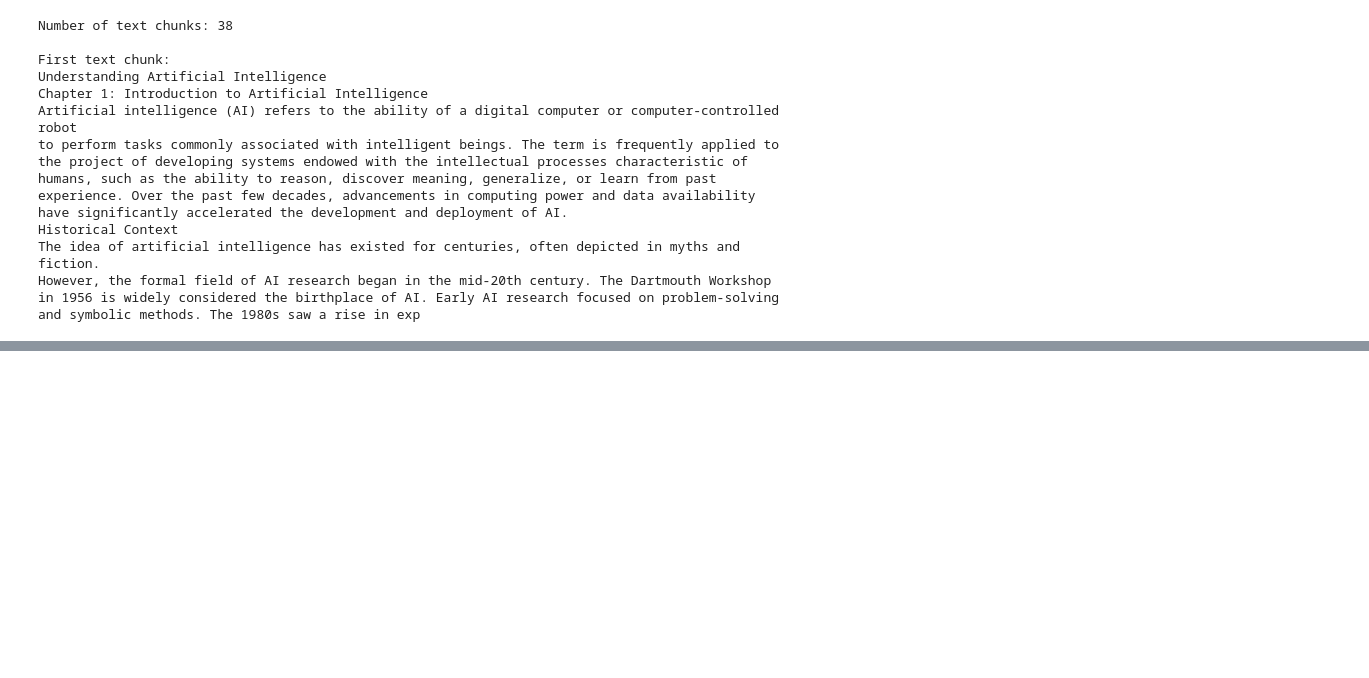
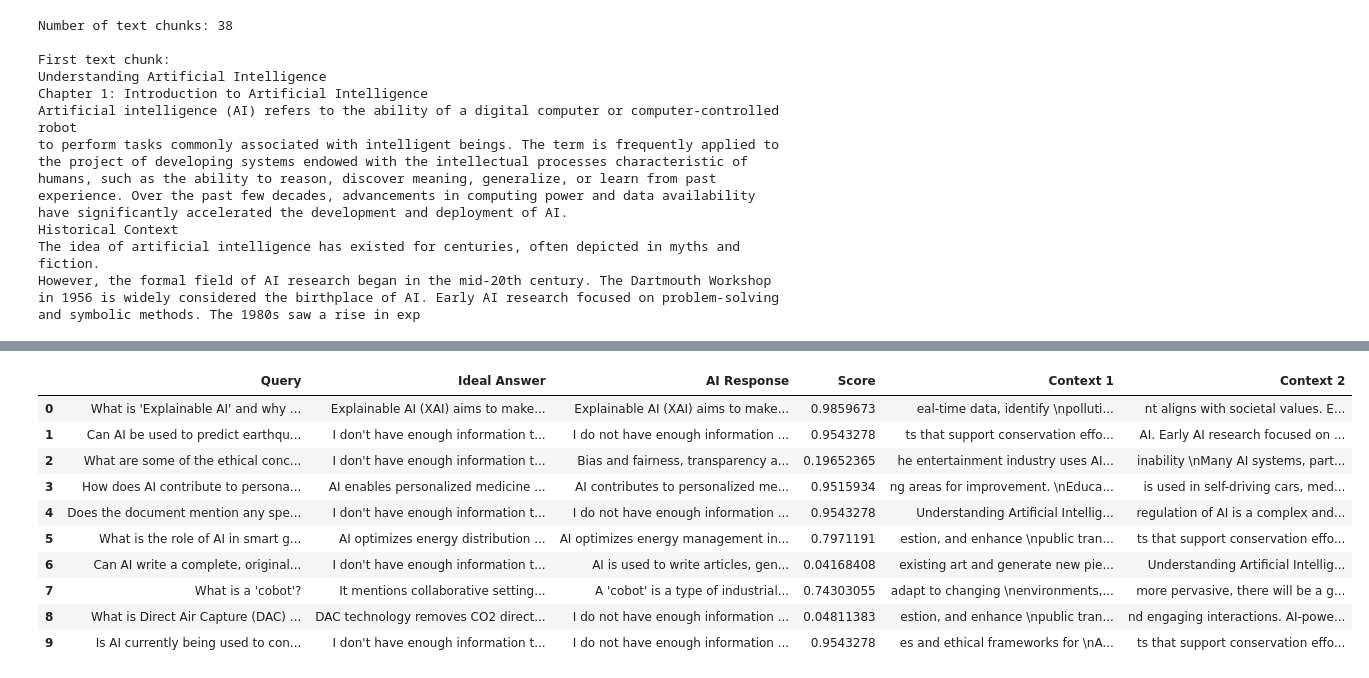
Before and after one commit to Patotricks15/rag_from_scratch, a Jupyter notebook: simple_rag.ipynb, the cells around one changed output, grey strips where cells are left out. Saved outputs shown, nothing was run; the diff lists cells and outputs as text; code cells hidden in the pictures; blank space fills up the shorter version.

Commit message:
Semantic chunking and evaluating rag

```diff
--- a/simple_rag.ipynb
+++ b/simple_rag.ipynb
@@ -67,22 +72,19 @@ client = OpenAI(
 # %%
-def create_embeddings(text, model = "text-embedding-3-small"):
-    response = client.embeddings.create(
-        model=model,
-        input=text
-    )
+def create_embeddings(text):
+    response = embedder.encode(text)
+    return response
 
-    return response
 response = create_embeddings(text_chunks)
 # %%
 def cosine_similarity(vec1, vec2):
     return np.dot(vec1, vec2) / (np.linalg.norm(vec1) * np.linalg.norm(vec2))
 # %%
 def semantic_search(query, text_chunks, embeddings, k=5):
-    query_embedding = create_embeddings(query).data[0].embedding
+    query_embedding = create_embeddings(query)
     similarity_scores = []
 
     for i, chunk_embedding in enumerate(embeddings):
-        similarity_score = cosine_similarity(np.array(query_embedding), np.array(chunk_embedding.embedding))
+        similarity_score = cosine_similarity(np.array(query_embedding), np.array(chunk_embedding))
         similarity_scores.append((i, similarity_score))
 
     similarity_scores.sort(key=lambda x: x[1], reverse=True)
@@ -93,7 +95,7 @@ with open('val.json') as f:
     data = json.load(f)
 query = data[0]['question']
 
-top_chunks = semantic_search(query, text_chunks, response.data, k=2)
+top_chunks = semantic_search(query, text_chunks, response, k=2)
 
 print("Query:", query)
 
@@ -151,0 +154,10 @@ The AI assistant's response is very close to the true response, capturing the es
+# %%
+import json
+import asyncio
+import numpy as np
+import pandas as pd
+from sentence_transformers import SentenceTransformer, SimilarityFunction
+
+# Initialize the SentenceTransformer model and set the similarity function
+model = SentenceTransformer("all-MiniLM-L6-v2")
+model.similarity_fn_name = SimilarityFunction.DOT
@@ -151,0 +224,16 @@ The AI assistant's response is very close to the true response, capturing the es
+# %%
+# Run the asynchronous function and store the DataFrame in df
+df = asyncio.run(process_validation_data(k=2))
+df
+# %% [output]
+|  | Query | Ideal Answer | AI Response | Score | Context 1 | Context 2 |
+| 0 | What is 'Explainable AI' and why ... | Explainable AI (XAI) aims to make... | Explainable AI (XAI) aims to make... | 0.9859673 | eal-time data, identify \npolluti... | nt aligns with societal values. E... |
+| 1 | Can AI be used to predict earthqu... | I don't have enough information t... | I do not have enough information ... | 0.9543278 | ts that support conservation effo... | AI. Early AI research focused on ... |
+| 2 | What are some of the ethical conc... | I don't have enough information t... | Bias and fairness, transparency a... | 0.19652365 | he entertainment industry uses AI... | inability \nMany AI systems, part... |
+| 3 | How does AI contribute to persona... | AI enables personalized medicine ... | AI contributes to personalized me... | 0.9515934 | ng areas for improvement. \nEduca... | is used in self-driving cars, med... |
+| 4 | Does the document mention any spe... | I don't have enough information t... | I do not have enough information ... | 0.9543278 | Understanding Artificial Intellig... | regulation of AI is a complex and... |
+| 5 | What is the role of AI in smart g... | AI optimizes energy distribution ... | AI optimizes energy management in... | 0.7971191 | estion, and enhance \npublic tran... | ts that support conservation effo... |
+| 6 | Can AI write a complete, original... | I don't have enough information t... | AI is used to write articles, gen... | 0.04168408 | existing art and generate new pie... | Understanding Artificial Intellig... |
+| 7 | What is a 'cobot'? | It mentions collaborative setting... | A 'cobot' is a type of industrial... | 0.74303055 | adapt to changing \nenvironments,... | more pervasive, there will be a g... |
+| 8 | What is Direct Air Capture (DAC) ... | DAC technology removes CO2 direct... | I do not have enough information ... | 0.04811383 | estion, and enhance \npublic tran... | nd engaging interactions. AI-powe... |
+| 9 | Is AI currently being used to con... | I don't have enough information t... | I do not have enough information ... | 0.9543278 | es and ethical frameworks for \nA... | ts that support conservation effo... |
```
Also changed, not shown: parts of 10 cells of this notebook, 1 other file.
